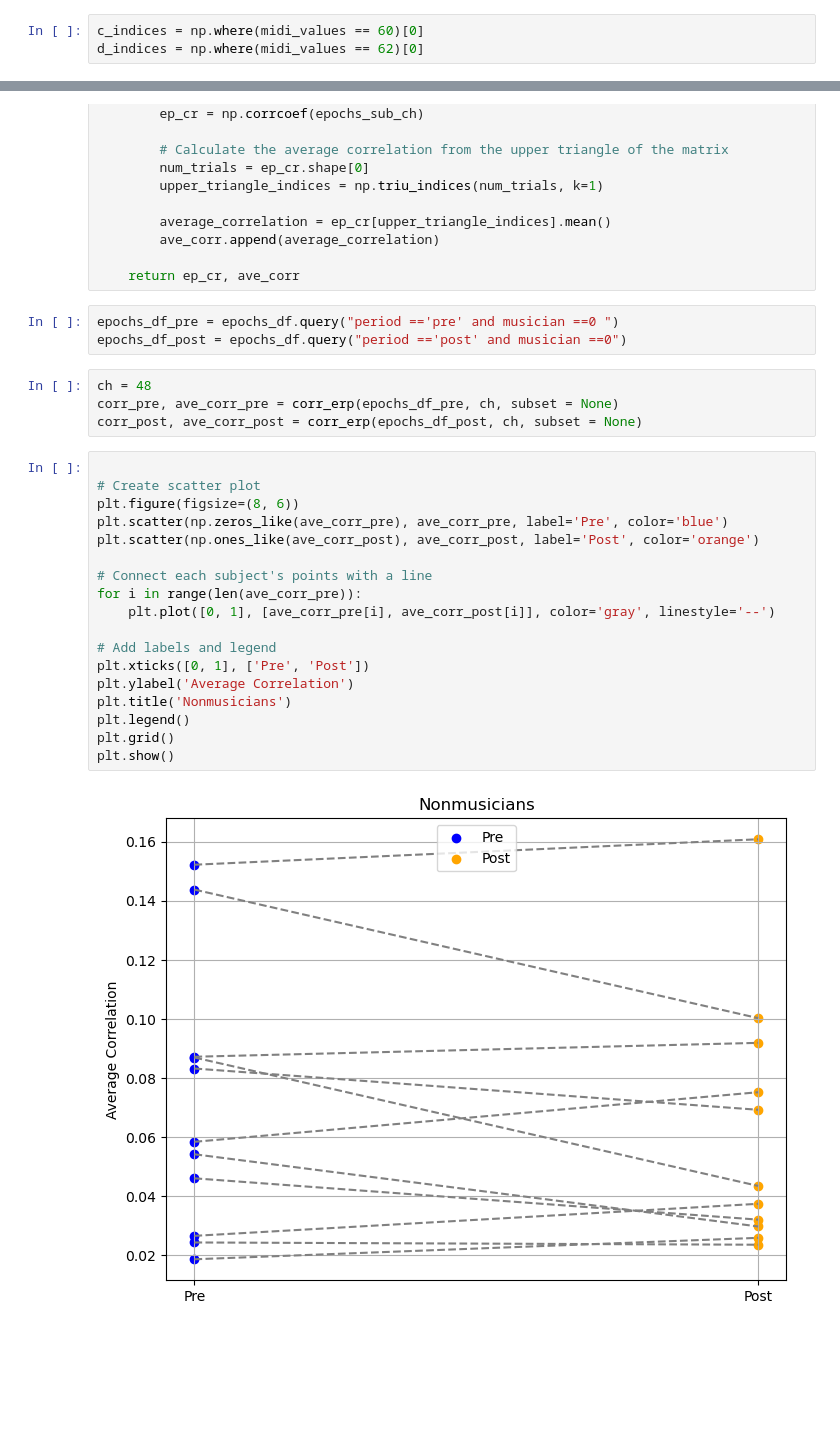
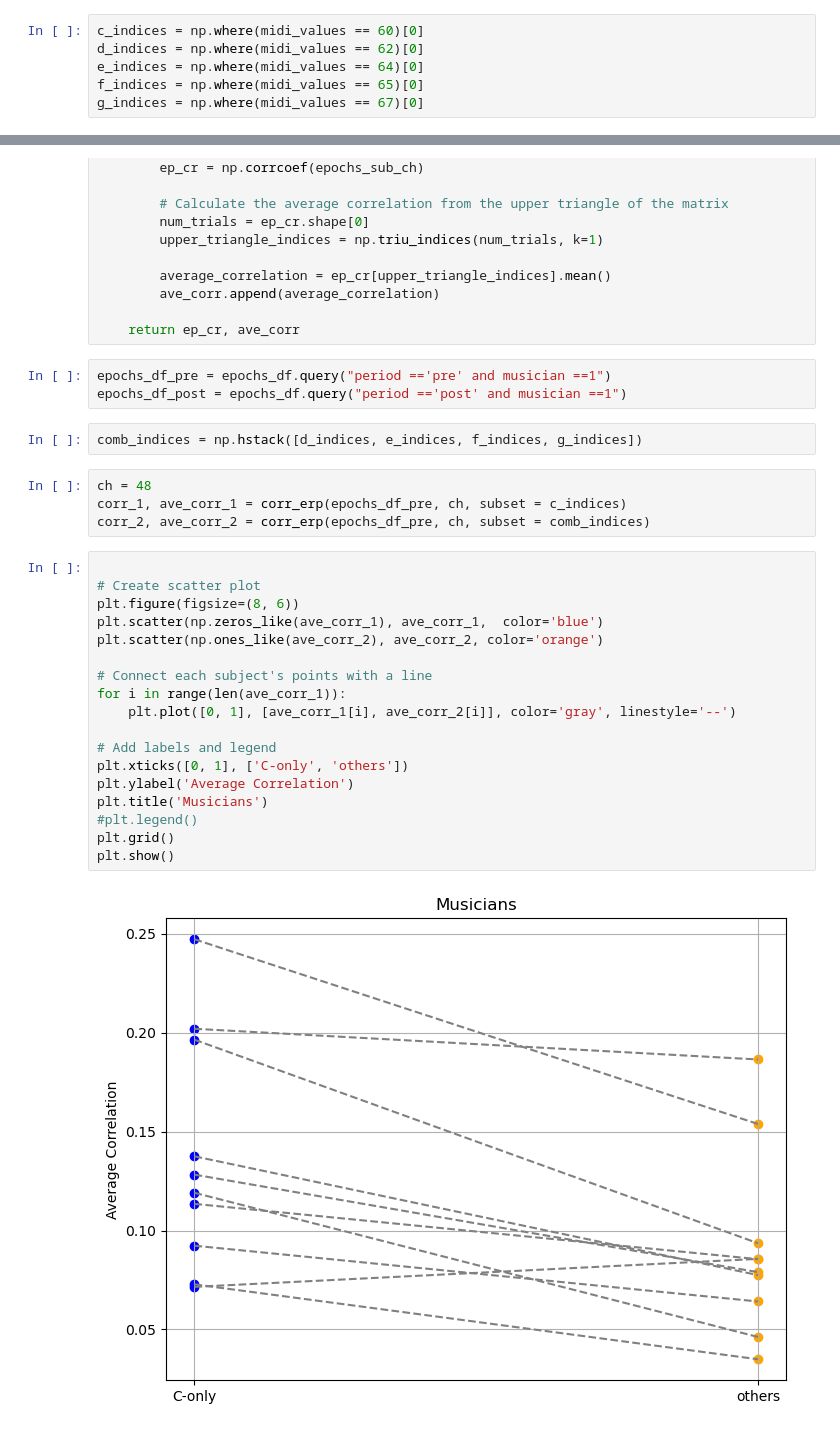
Before and after one commit to haiqin-zhang/AM-EEG, a Jupyter notebook: pipelines_LM/consistency_ERP.ipynb, the cells around one changed output, grey strips where cells are left out. Saved outputs shown, nothing was run; the diff lists cells and outputs as text; blank space fills up the shorter version.

```diff
--- a/pipelines_LM/consistency_ERP.ipynb
+++ b/pipelines_LM/consistency_ERP.ipynb
@@ -218,6 +206,9 @@ midi_values = loadmat('../stimuli/midi_values_mirrored_noteon.mat')['midi_values
 # %%
 c_indices = np.where(midi_values == 60)[0]
 d_indices = np.where(midi_values == 62)[0]
+e_indices = np.where(midi_values == 64)[0]
+f_indices = np.where(midi_values == 65)[0]
+g_indices = np.where(midi_values == 67)[0]
 # %% [markdown]
 ### Compute correlations
 # %%
@@ -260,30 +251,32 @@ def corr_erp(ep_df, ch, subset=None):
 
     return ep_cr, ave_corr
 # %%
-epochs_df_pre = epochs_df.query("period =='pre' and musician ==0 ")
-epochs_df_post = epochs_df.query("period =='post' and musician ==0")
+epochs_df_pre = epochs_df.query("period =='pre' and musician ==1")
+epochs_df_post = epochs_df.query("period =='post' and musician ==1")
+# %%
+comb_indices = np.hstack([d_indices, e_indices, f_indices, g_indices])
 # %%
 ch = 48
-corr_pre, ave_corr_pre = corr_erp(epochs_df_pre, ch, subset = None)
-corr_post, ave_corr_post = corr_erp(epochs_df_post, ch, subset = None)
+corr_1, ave_corr_1 = corr_erp(epochs_df_pre, ch, subset = c_indices)
+corr_2, ave_corr_2 = corr_erp(epochs_df_pre, ch, subset = comb_indices)
 # %%
 
 # Create scatter plot
 plt.figure(figsize=(8, 6))
-plt.scatter(np.zeros_like(ave_corr_pre), ave_corr_pre, label='Pre', color='blue')
-plt.scatter(np.ones_like(ave_corr_post), ave_corr_post, label='Post', color='orange')
+plt.scatter(np.zeros_like(ave_corr_1), ave_corr_1,  color='blue')
+plt.scatter(np.ones_like(ave_corr_2), ave_corr_2, color='orange')
 
 # Connect each subject's points with a line
-for i in range(len(ave_corr_pre)):
-    plt.plot([0, 1], [ave_corr_pre[i], ave_corr_post[i]], color='gray', linestyle='--')
+for i in range(len(ave_corr_1)):
+    plt.plot([0, 1], [ave_corr_1[i], ave_corr_2[i]], color='gray', linestyle='--')
 
 # Add labels and legend
-plt.xticks([0, 1], ['Pre', 'Post'])
+plt.xticks([0, 1], ['C-only', 'others'])
 plt.ylabel('Average Correlation')
-plt.title('Nonmusicians')
-plt.legend()
+plt.title('Musicians')
+#plt.legend()
 plt.grid()
 plt.show()
 # %% [output]
-[figure, old version]
+[figure, new version]
 # %%
```
Also changed, not shown: parts of 3 cells of this notebook, 11 other files.
